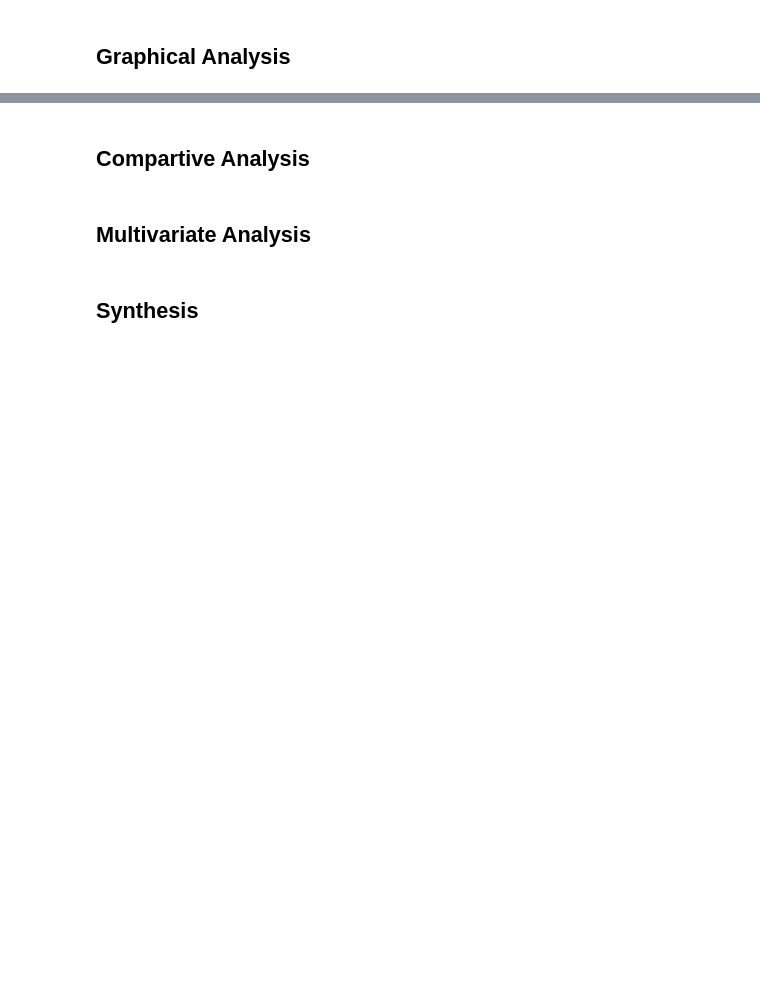
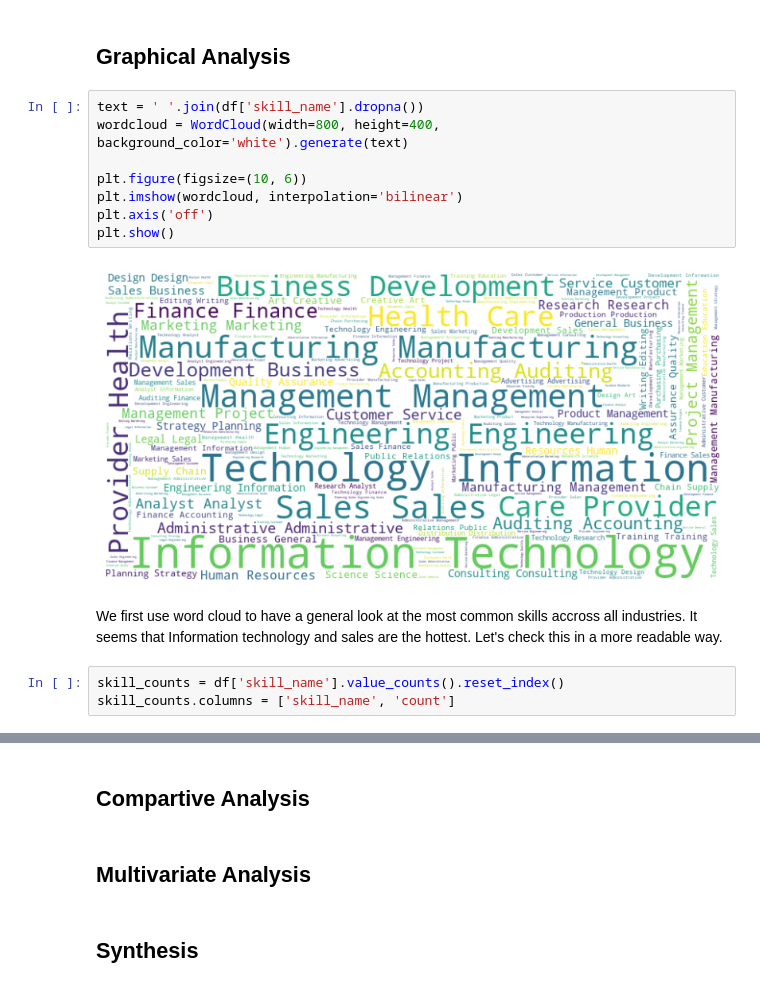
Before and after one commit to Koi4595/Group_10_FA_2024, a Jupyter notebook: Project_part2.ipynb, the cells around one changed output, grey strips where cells are left out. Saved outputs shown, nothing was run; the diff lists cells and outputs as text; blank space fills up the shorter version.

```diff
--- a/Project_part2.ipynb
+++ b/Project_part2.ipynb
@@ -99,2 +297,17 @@ Name: count, dtype: int64
 # %% [markdown]
 ## Graphical Analysis
+# %%
+text = ' '.join(df['skill_name'].dropna())
+wordcloud = WordCloud(width=800, height=400, background_color='white').generate(text)
+
+plt.figure(figsize=(10, 6))
+plt.imshow(wordcloud, interpolation='bilinear')
+plt.axis('off')
+plt.show()
+# %% [output]
+[figure, added]
+# %% [markdown]
+We first use word cloud to have a general look at the most common skills accross all industries. It seems that Information technology and sales are the hottest. Let's check this in a more readable way.
+# %%
+skill_counts = df['skill_name'].value_counts().reset_index()
+skill_counts.columns = ['skill_name', 'count']
```
Also changed, not shown: parts of 29 cells of this notebook, 2 other files.
